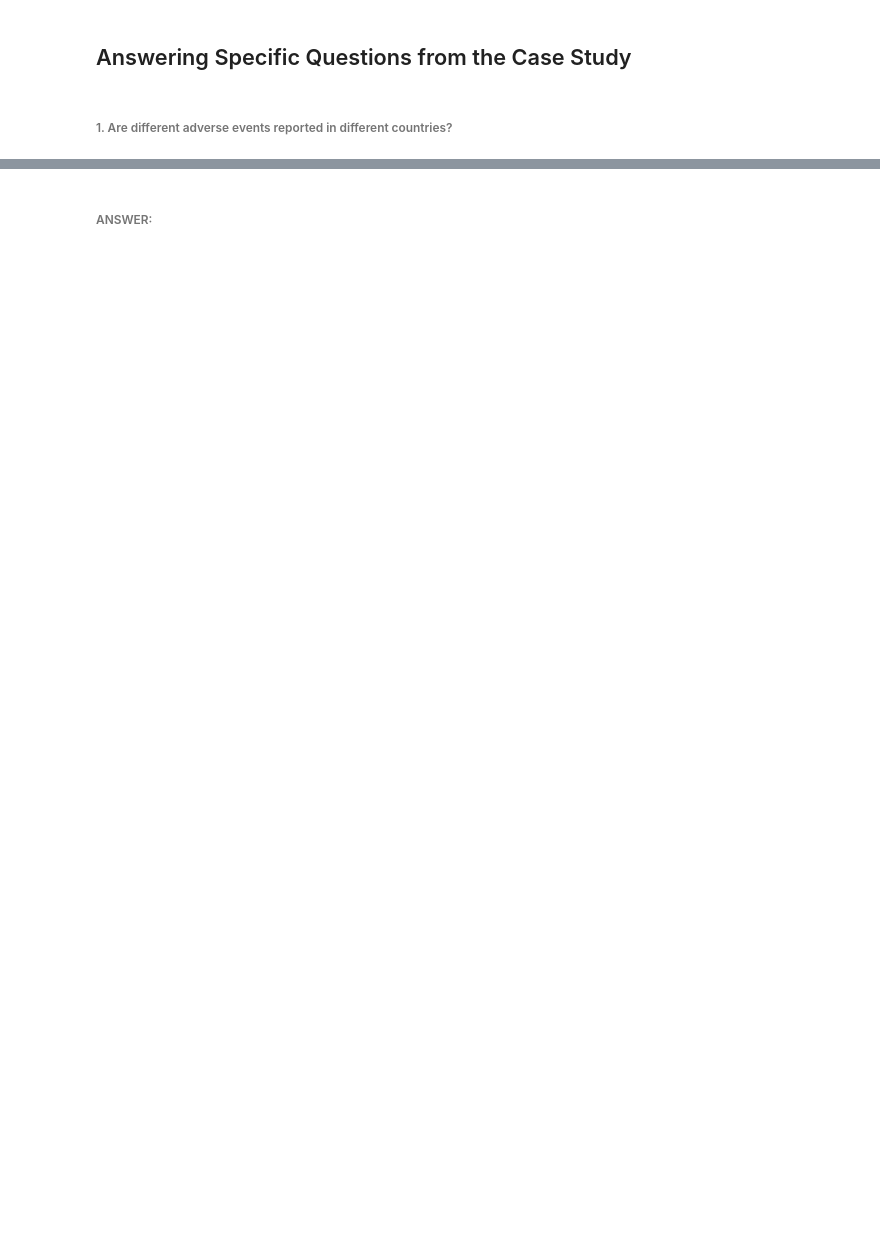
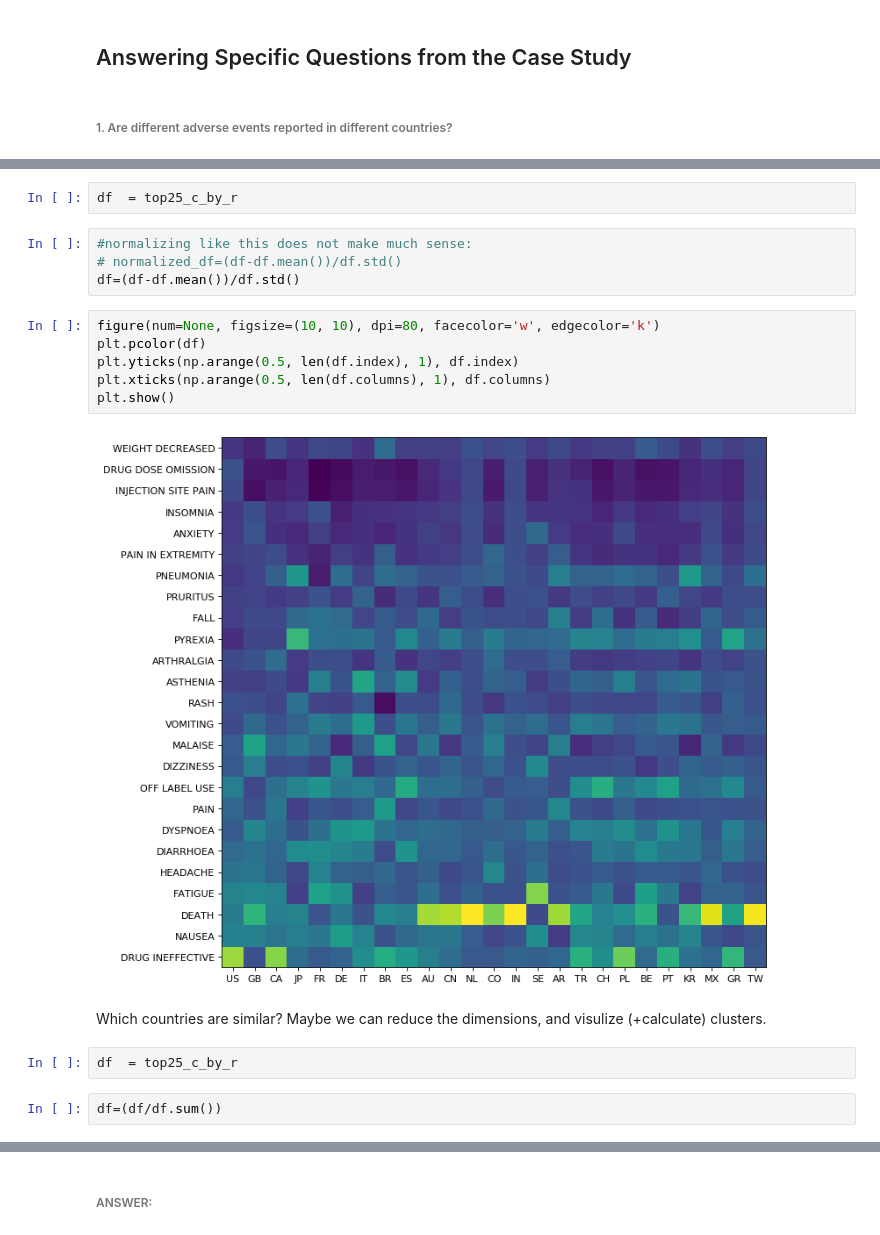
Before and after one commit to oryoruk/fda_adverse_events, a Jupyter notebook: (2020-05-05)_FDA_Adverse_Events.ipynb, the cells around one changed output, grey strips where cells are left out. Cells and saved outputs as stored; diff of their text form; blank space fills up the shorter version.

```diff
--- a/(2020-05-05)_FDA_Adverse_Events.ipynb
+++ b/(2020-05-05)_FDA_Adverse_Events.ipynb
@@ -162,0 +341,20 @@ print(json.dumps(parsed, indent=2, sort_keys=True))
+# %%
+df  = top25_c_by_r
+# %%
+#normalizing like this does not make much sense:
+# normalized_df=(df-df.mean())/df.std()
+df=(df-df.mean())/df.std()
+# %%
+figure(num=None, figsize=(10, 10), dpi=80, facecolor='w', edgecolor='k')
+plt.pcolor(df)
+plt.yticks(np.arange(0.5, len(df.index), 1), df.index)
+plt.xticks(np.arange(0.5, len(df.columns), 1), df.columns)
+plt.show()
+# %% [output]
+[figure, added]
+# %% [markdown]
+Which countries are similar? Maybe we can reduce the dimensions, and visulize (+calculate) clusters.
+# %%
+df  = top25_c_by_r
+# %%
+df=(df/df.sum())
```
Also changed, not shown: parts of 53 cells of this notebook, 3 other files.
